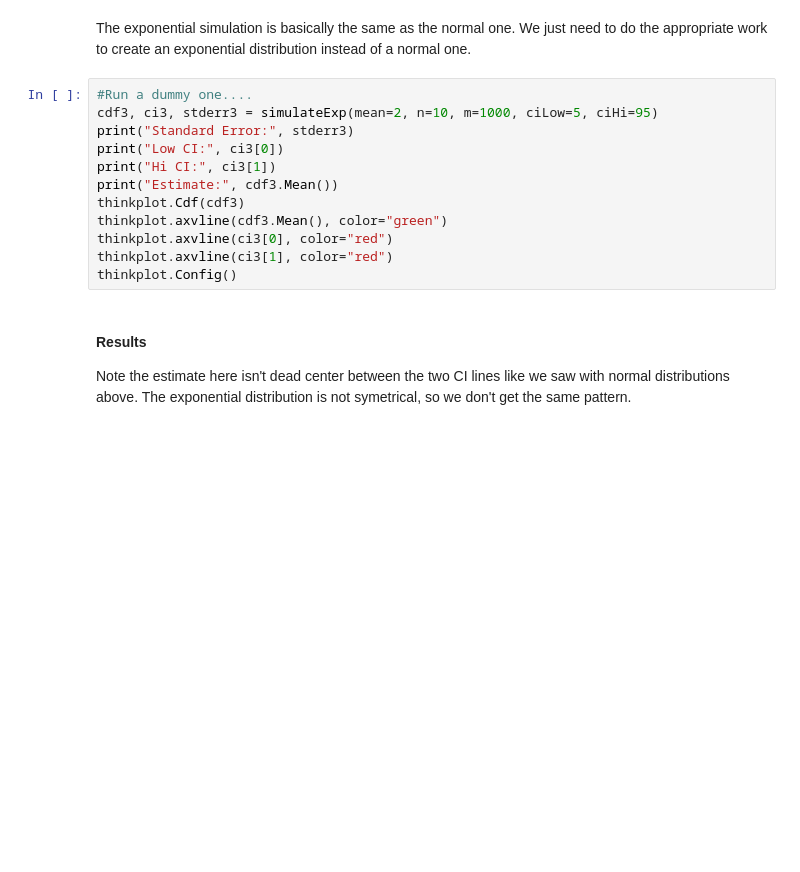
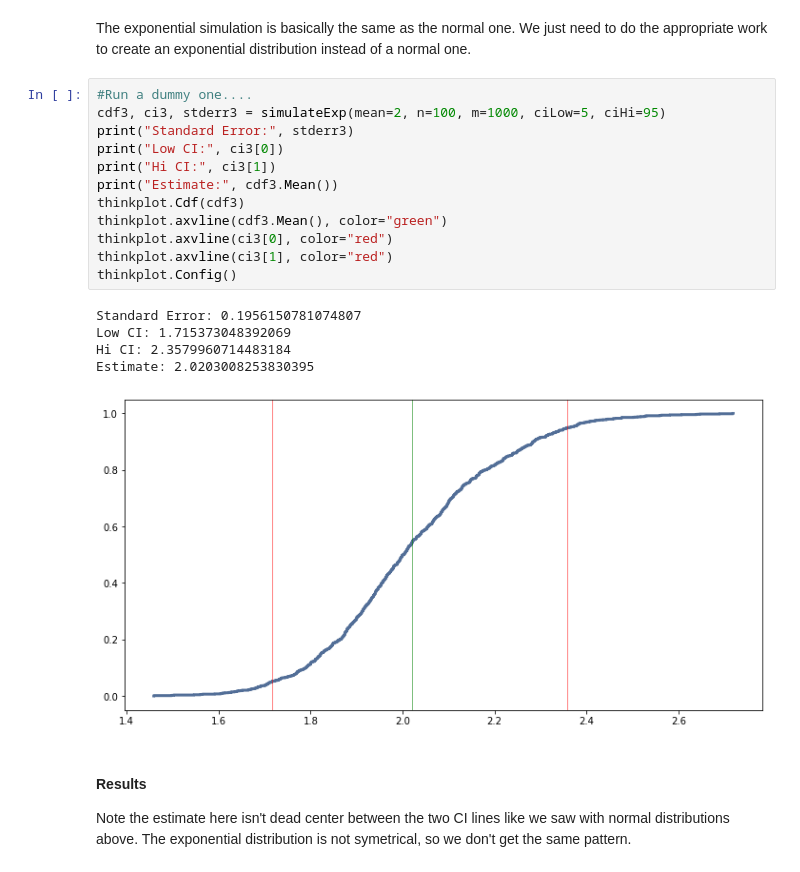
Before and after one commit to shaunmcgregor/Basic_Stats_in_Python_Student_Workbooks, a Jupyter notebook: 012A_Samples_and_Randomness.ipynb, the cells around one changed output. Saved outputs shown, nothing was run; the diff lists cells and outputs as text; blank space fills up the shorter version.

```diff
--- a/012A_Samples_and_Randomness.ipynb
+++ b/012A_Samples_and_Randomness.ipynb
@@ -297,16 +397,22 @@ def simulateExp(mean=1, n=100, m=10000, ciLow=5, ciHi=95):
 The exponential simulation is basically the same as the normal one. We just need to do the appropriate work to create an exponential distribution instead of a normal one.
 # %%
 #Run a dummy one....
-cdf3, ci3, stderr3 = simulateExp(mean=2, n=10, m=1000, ciLow=5, ciHi=95)
+cdf3, ci3, stderr3 = simulateExp(mean=2, n=100, m=1000, ciLow=5, ciHi=95)
 print("Standard Error:", stderr3)
 print("Low CI:", ci3[0])
 print("Hi CI:", ci3[1])
 print("Estimate:", cdf3.Mean())
 thinkplot.Cdf(cdf3)
 thinkplot.axvline(cdf3.Mean(), color="green")
 thinkplot.axvline(ci3[0], color="red")
 thinkplot.axvline(ci3[1], color="red")
 thinkplot.Config()
+# %% [output]
+Standard Error: 0.1956150781074807
+Low CI: 1.715373048392069
+Hi CI: 2.3579960714483184
+Estimate: 2.0203008253830395
+[figure, added]
 # %% [markdown]
 #### Results
 
```
Also changed, not shown: parts of 13 cells of this notebook, 1 other file.
